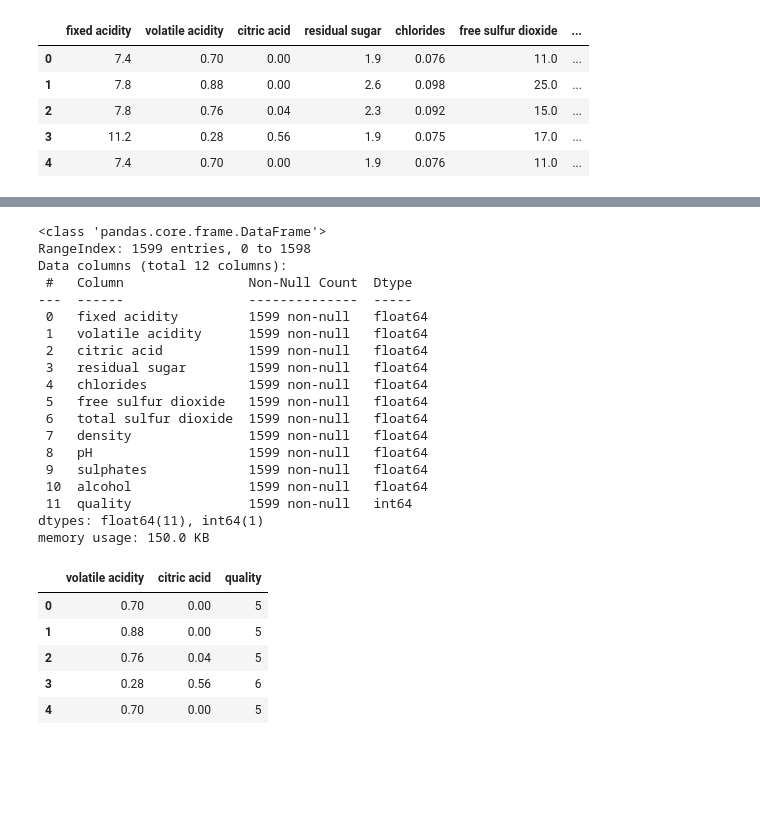
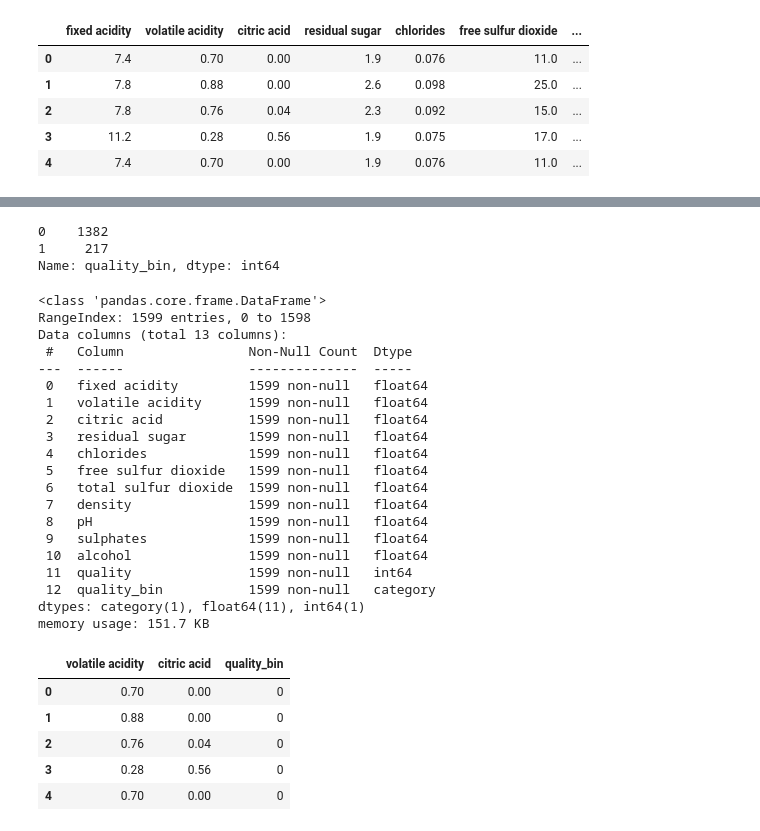
Before and after one commit to Ismail0817/python, a Jupyter notebook: lab3.ipynb, the cells around one changed output, grey strips where cells are left out. Cells and saved outputs as stored; diff of their text form; code cells hidden in the pictures; blank space fills up the shorter version.

```diff
--- a/lab3.ipynb
+++ b/lab3.ipynb
@@ -15,6 +20,12 @@ df.head()
 | 2 | 7.8 | 0.76 | 0.04 | 2.3 | 0.092 | 15.0 | ... |
 | 3 | 11.2 | 0.28 | 0.56 | 1.9 | 0.075 | 17.0 | ... |
 | 4 | 7.4 | 0.70 | 0.00 | 1.9 | 0.076 | 11.0 | ... |
+# %%
+#Making binary classificaion for the response variable.
+#Dividing wine as good and bad by giving the limit for the quality
+bins = (2, 6.5, 8)
+group_names = [0, 1]
+df['quality_bin'] = pd.cut(df['quality'], bins = bins, labels = group_names)
 # %%
 # What is the total size of the dataset?
 df.shape
@@ -23,10 +50,16 @@ df.shape
+# %%
+df['quality_bin'].value_counts()
+# %% [output]
+0    1382
+1     217
+Name: quality_bin, dtype: int64
 # %%
 #Information about the data columns
 df.info()
 # %% [output]
 <class 'pandas.core.frame.DataFrame'>
 RangeIndex: 1599 entries, 0 to 1598
-Data columns (total 12 columns):
+Data columns (total 13 columns):
  #   Column                Non-Null Count  Dtype
 ---  ------                --------------  -----
  0   fixed acidity         1599 non-null   float64
@@ -41,22 +74,23 @@ Data columns (total 12 columns):
  9   sulphates             1599 non-null   float64
  10  alcohol               1599 non-null   float64
  11  quality               1599 non-null   int64
-dtypes: float64(11), int64(1)
-memory usage: 150.0 KB
+ 12  quality_bin           1599 non-null   category
+dtypes: category(1), float64(11), int64(1)
+memory usage: 151.7 KB
 # %%
 # Deleting all columns except two
 columns_to_delete = ["fixed acidity", "residual sugar", "chlorides", "free sulfur dioxide", "total sulfur dioxide",
-                      "density", "pH", "sulphates", "alcohol"]
+                      "density", "pH", "sulphates", "alcohol", "quality"]
 # axis=1 means that the operation is executed in the columns, axis=0 is in the rows
 df_processed = df.drop(columns_to_delete, axis=1)
 df_processed.head()
 # %% [output]
-|  | volatile acidity | citric acid | quality |
-| 0 | 0.70 | 0.00 | 5 |
-| 1 | 0.88 | 0.00 | 5 |
-| 2 | 0.76 | 0.04 | 5 |
-| 3 | 0.28 | 0.56 | 6 |
-| 4 | 0.70 | 0.00 | 5 |
+|  | volatile acidity | citric acid | quality_bin |
+| 0 | 0.70 | 0.00 | 0 |
+| 1 | 0.88 | 0.00 | 0 |
+| 2 | 0.76 | 0.04 | 0 |
+| 3 | 0.28 | 0.56 | 0 |
+| 4 | 0.70 | 0.00 | 0 |
 # %%
 #Here we see that its quite a downing trend in the volatile acidity as we go higher the quality
 fig = plt.figure(figsize = (10,6))
```
Also changed, not shown: parts of 21 cells of this notebook.
